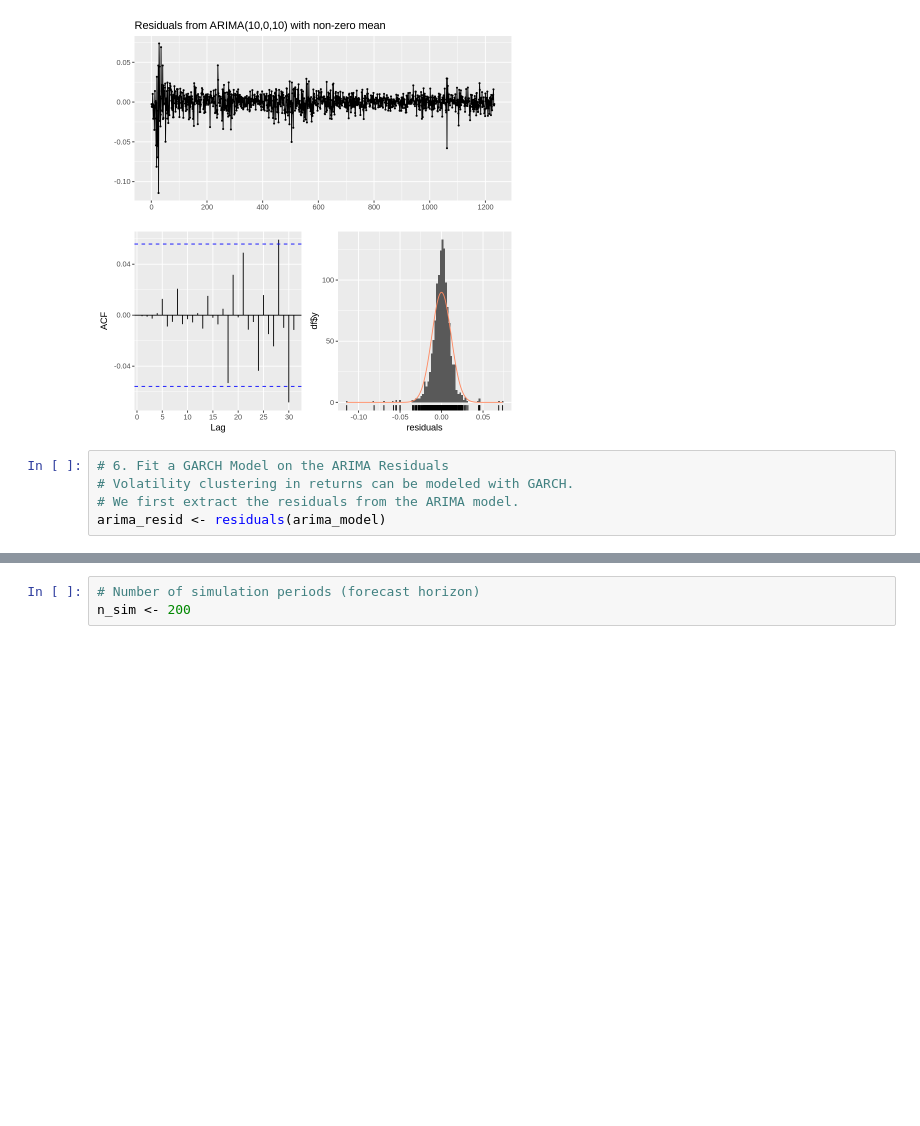
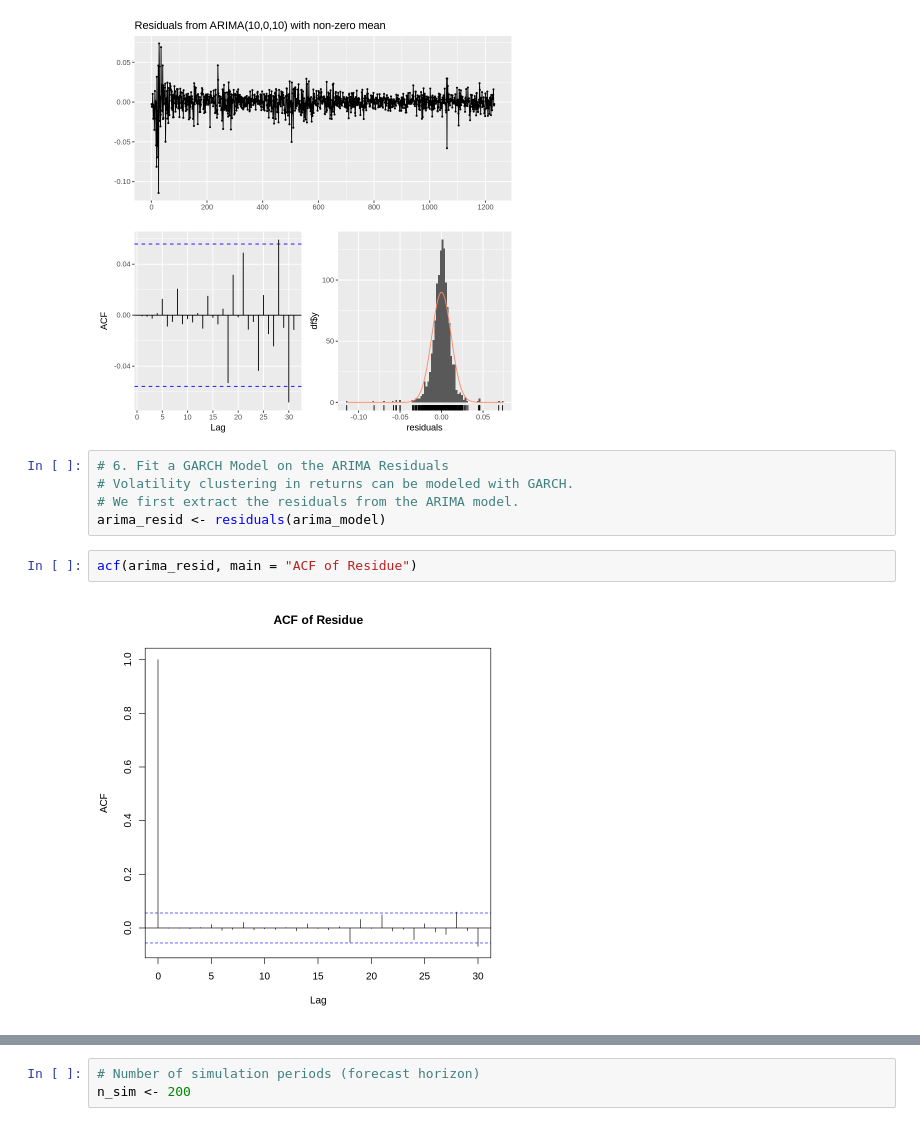
Before and after one commit to vkthakur90/AI_Applications, a Jupyter notebook: NIFTY_ARIMA_and_GARCH_in_R.ipynb, the cells around one changed output, grey strips where cells are left out. Cells and saved outputs as stored; diff of their text form; blank space fills up the shorter version.

```diff
--- a/NIFTY_ARIMA_and_GARCH_in_R.ipynb
+++ b/NIFTY_ARIMA_and_GARCH_in_R.ipynb
@@ -118,3 +126,7 @@ Model df: 20.   Total lags used: 23
 # Volatility clustering in returns can be modeled with GARCH.
 # We first extract the residuals from the ARIMA model.
 arima_resid <- residuals(arima_model)
+# %%
+acf(arima_resid, main = "ACF of Residue")
+# %% [output]
+[figure, added]
```
Also changed, not shown: parts of 13 cells of this notebook.
